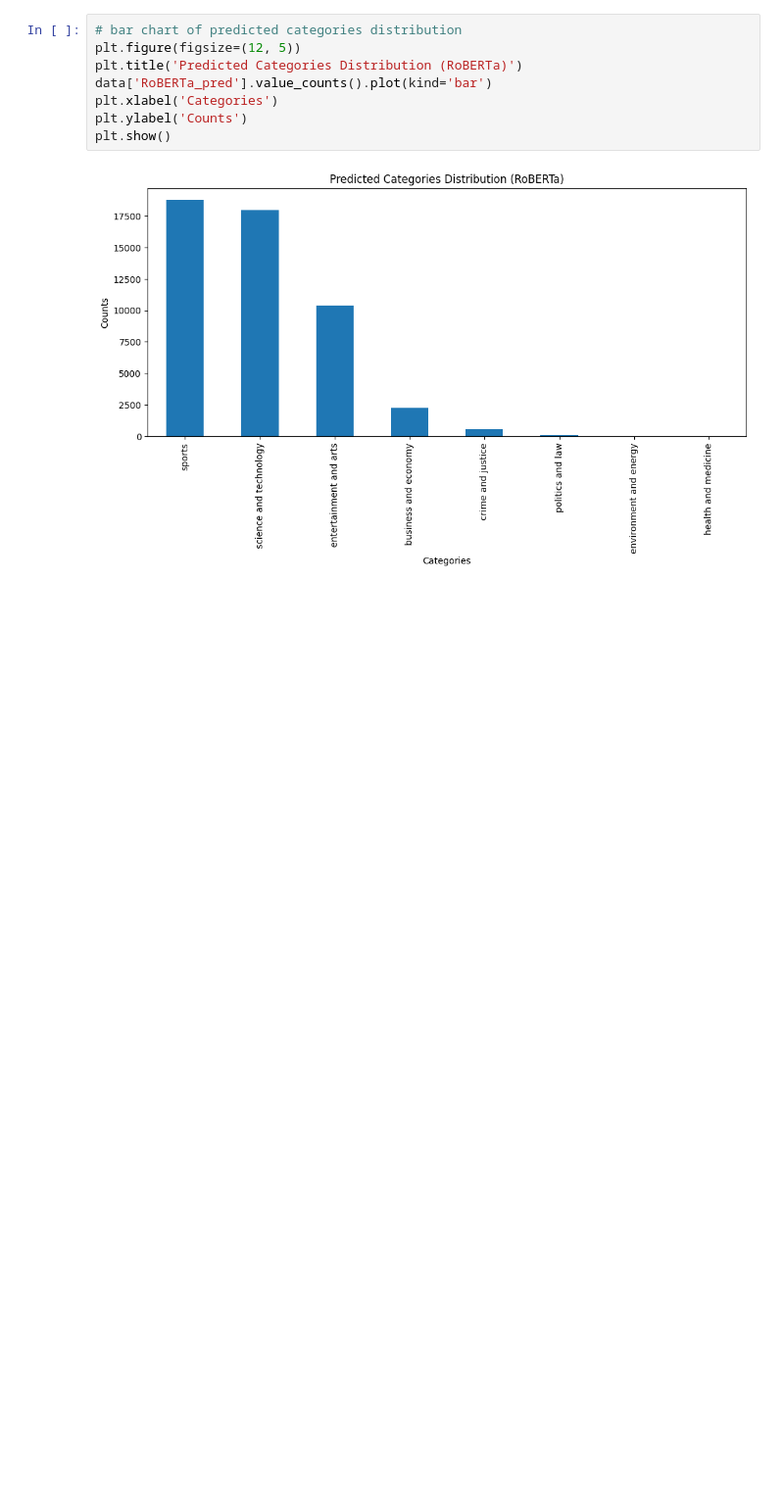
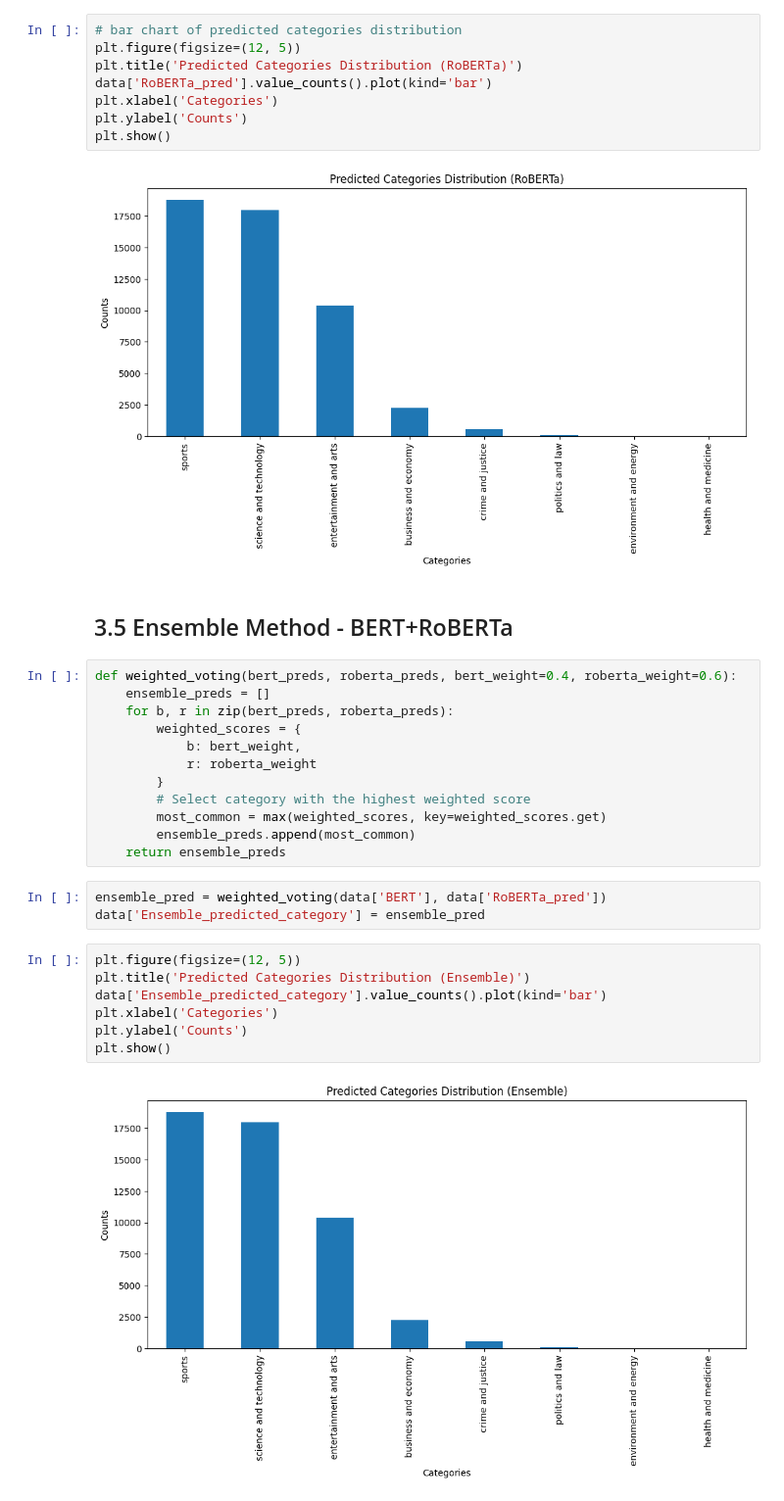
Before and after one commit to zoezhousy/Kaggle_A_Million_News_Headlines, a Jupyter notebook: Classification 1.ipynb, the cells around one changed output. Shown: that part at 98% size. Cells and saved outputs as stored; diff of their text form; blank space fills up the shorter version.

```diff
--- a/Classification 1.ipynb
+++ b/Classification 1.ipynb
@@ -627,3 +626,29 @@ plt.ylabel('Counts')
 plt.show()
 # %% [output]
 [figure]
+# %% [markdown]
+## 3.5 Ensemble Method - BERT+RoBERTa
+# %%
+def weighted_voting(bert_preds, roberta_preds, bert_weight=0.4, roberta_weight=0.6):
+    ensemble_preds = []
+    for b, r in zip(bert_preds, roberta_preds):
+        weighted_scores = {
+            b: bert_weight,
+            r: roberta_weight
+        }
+        # Select category with the highest weighted score
+        most_common = max(weighted_scores, key=weighted_scores.get)
+        ensemble_preds.append(most_common)
+    return ensemble_preds
+# %%
+ensemble_pred = weighted_voting(data['BERT'], data['RoBERTa_pred'])
+data['Ensemble_predicted_category'] = ensemble_pred
+# %%
+plt.figure(figsize=(12, 5))
+plt.title('Predicted Categories Distribution (Ensemble)')
+data['Ensemble_predicted_category'].value_counts().plot(kind='bar')
+plt.xlabel('Categories')
+plt.ylabel('Counts')
+plt.show()
+# %% [output]
+[figure, added]
```
Also changed, not shown: parts of 3 cells of this notebook.
